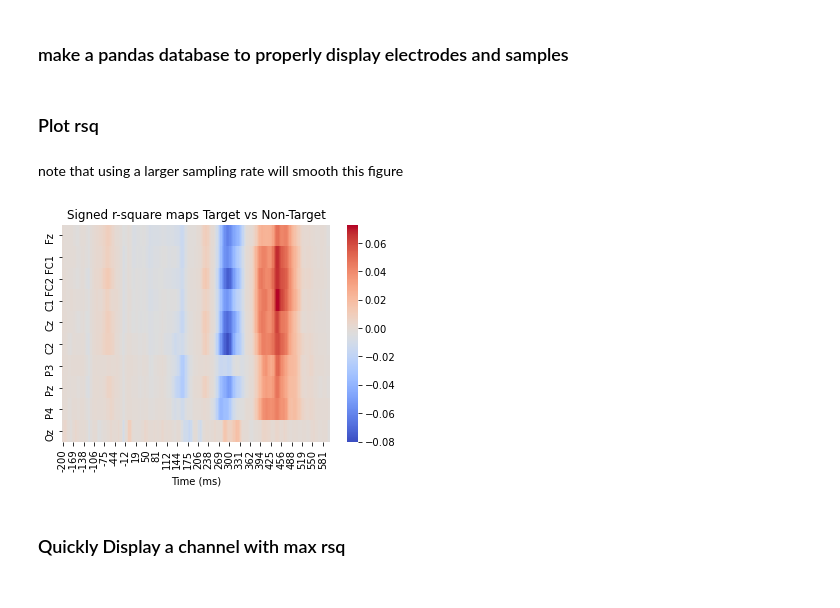
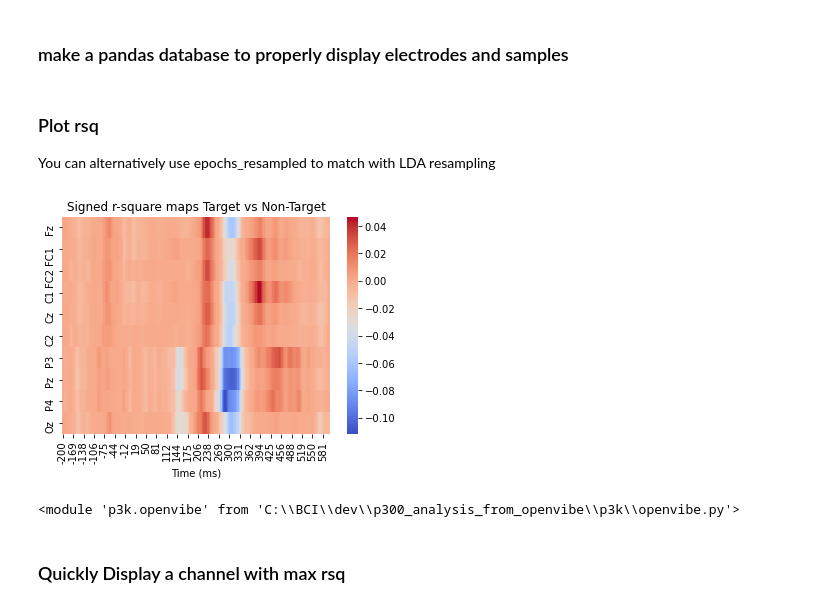
Before and after one commit to lokinou/p3k_offline_analysis, a Jupyter notebook: p300_analysis.ipynb, the cells around one changed output. Saved outputs shown, nothing was run; the diff lists cells and outputs as text; code cells hidden in the pictures.

```diff
--- a/p300_analysis.ipynb
+++ b/p300_analysis.ipynb
@@ -436,8 +419,10 @@ if reject_artifactual_epochs:
 # %% [markdown]
 ## Apply current source density
 # %%
+apply_CSD = True
 if apply_CSD:
+    print("Applying CSD")
     epochs_csd = mne.preprocessing.compute_current_source_density(epochs)
     epochs = epochs_csd
-    if display_preprocessing_plots:
+    if display_plots.csd:
         fig = epochs_csd[0:5].plot(title='Current_source_density on 5 first epochs')
@@ -465,12 +437,0 @@ target and non target signal topomaps
-# %%
-if display_all_erp_plots:
-    spec_kw = dict(width_ratios=[1, 1, 1, .15], wspace=0.5,
-                   hspace=0.5, height_ratios=[1, 1])
-    #hspace=0.5, height_ratios=[1, 2])
-
-    fig, ax = plt.subplots(2, 4, gridspec_kw=spec_kw)
-    l_target.plot_topomap(times=[0, 0.18, 0.4], average=0.05, axes=ax[0, :], show=False)
-    l_nt.plot_topomap(times=[0, 0.18, 0.4], average=0.05, axes=ax[1, :], show=False)
-    fig.suptitle("Target(top) - Non-Target(bottom)")
-    plt.subplots_adjust(hspace=0.5)
-    plt.show()
@@ -581,0 +452,7 @@ combining channels using "mean"
+# %%
+if display_plots.channel_average:
+    fig = p3k.plot_channel_average(epochs=epochs)
+
+if export_figures:
+    out_name = os.path.join(fig_folder, output_name + '_ERPs')
+    fig.savefig(out_name, dpi=300, facecolor='w', edgecolor='w', bbox_inches='tight')
@@ -751,2 +494,12 @@ conf_matrix(y_test, y_pred)
+# %%
+fig_conf, fig_roc = p3k.run_single_epoch_LDA_analysis(X_data=epochs_resampled._data,
+                                      y_true_labels=epochs_resampled.events[:, 2],
+                                      nb_k_fold=nb_cross_fold)
+
+if export_figures:
+    out_name = os.path.join(fig_folder, output_name + '_confidence_matrix')
+    fig_conf.savefig(out_name, dpi=300, facecolor='w', edgecolor='w', bbox_inches='tight')
+    out_name = os.path.join(fig_folder, output_name + '_ROC')
+    fig_roc.savefig(out_name, dpi=300, facecolor='w', edgecolor='w', bbox_inches='tight')
 # %% [markdown]
 ## Process the ROC curve and precision recall
@@ -844,17 +514,25 @@ df_rsq = pd.DataFrame(rsq, columns=x, index=epochs.info['ch_names'])
-# %% [markdown]
-### Plot rsq
-# %% [markdown]
-note that using a larger sampling rate will smooth this figure
+# %% [markdown]
+### Plot rsq
+You can alternatively use epochs_resampled to match with LDA resampling
 # %%
-plt.figure()
-hm = sns.heatmap(df_rsq, linewidths=0, cmap="coolwarm").set(title='Signed r-square maps Target vs Non-Target',
-                                                            xlabel='Time (ms)')
-
+rsq, fig_rsq = p3k.signed_r_square(epochs=epochs,
+                                   time_epoch=time_epoch,
+                                   display_rsq_plot=True)
+# display_plots.signed_r_square
 if export_figures:
     out_name = os.path.join(fig_folder, output_name + '_heatmap')
-    plt.savefig(out_name, dpi=300, facecolor='w', edgecolor='w', bbox_inches='tight')
+    fig_rsq.savefig(out_name, dpi=300, facecolor='w', edgecolor='w', bbox_inches='tight')
 # %% [output]
-[figure, old version]
+[figure, new version]
+# %%
+import importlib
+from p3k import openvibe
+
+importlib.reload(p3k)
+importlib.reload(p3k.openvibe)
+#all_events.shape
+# %% [output]
+<module 'p3k.openvibe' from 'C:\\BCI\\dev\\p300_analysis_from_openvibe\\p3k\\openvibe.py'>
 # %% [markdown]
 ### Quickly Display a channel with max rsq
 # %%
```
Also changed, not shown: parts of 57 cells of this notebook, 2 other files.
